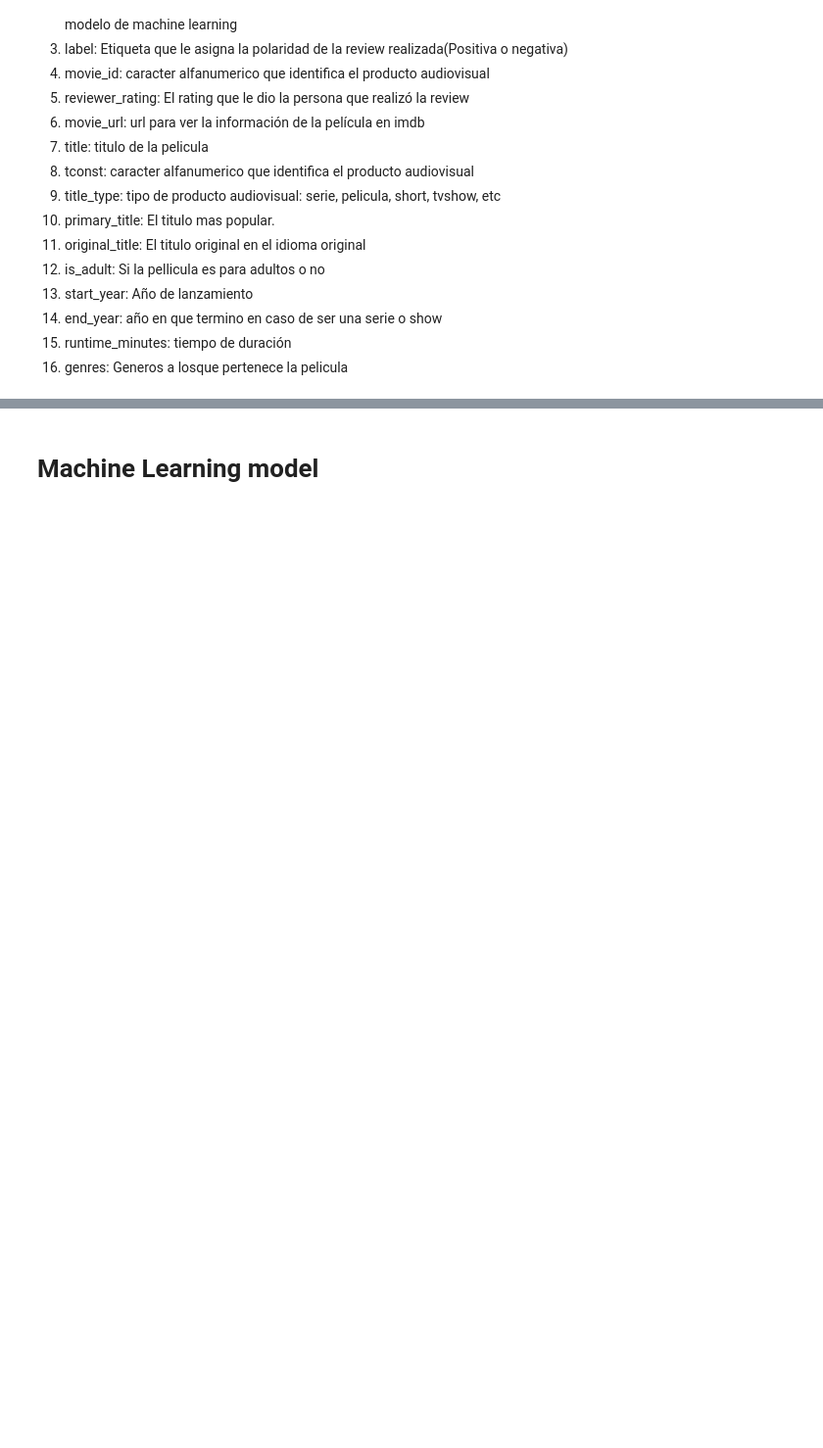
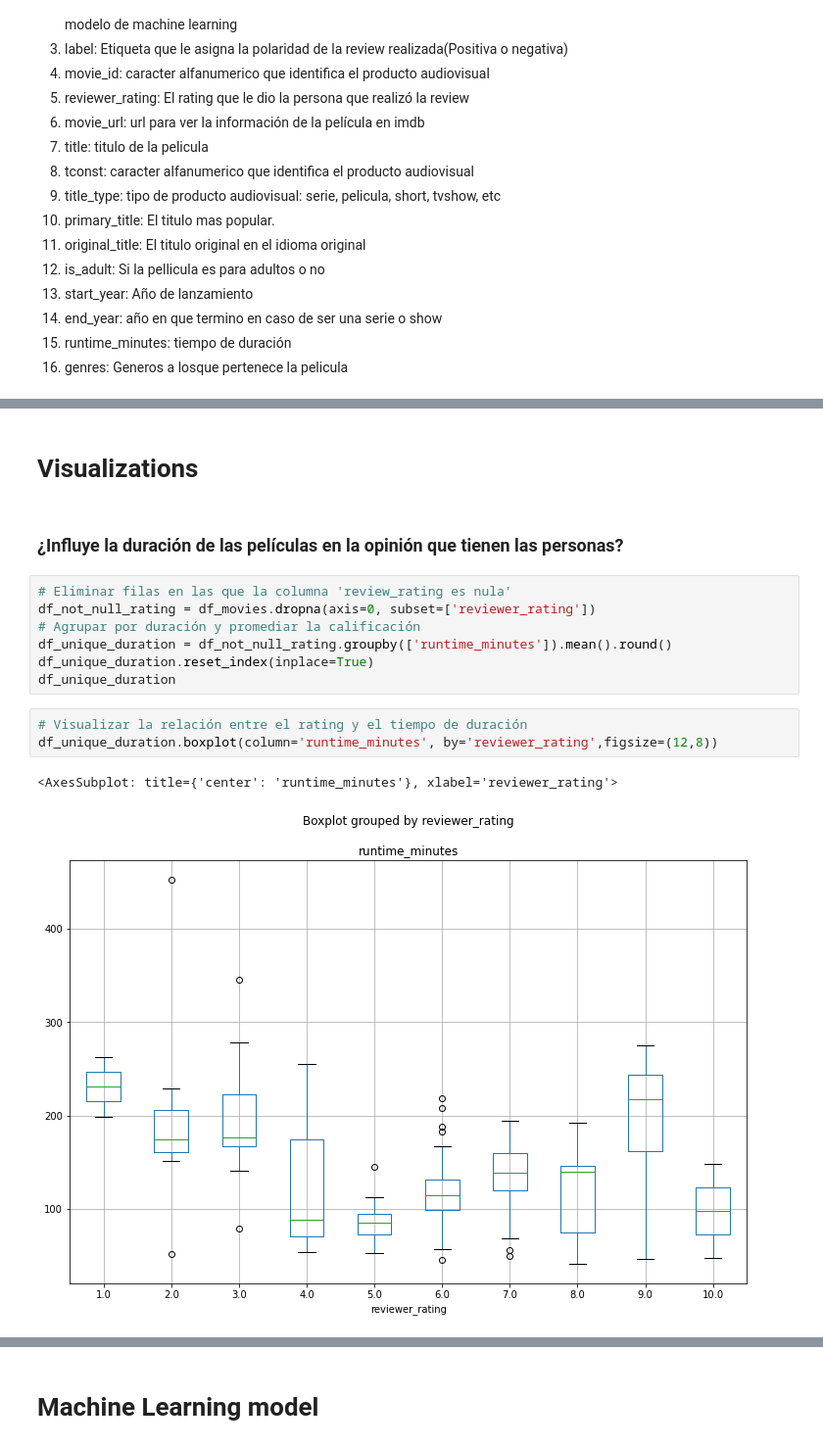
Before and after one commit to Pablot123/TGL_FinalProject, a Jupyter notebook: data_analisis.ipynb, the cells around one changed output, grey strips where cells are left out. Shown at 98% size. Saved outputs shown, nothing was run; the diff lists cells and outputs as text; blank space fills up the shorter version.

```diff
--- a/data_analisis.ipynb
+++ b/data_analisis.ipynb
@@ -103,0 +59,17 @@ df_movies.head()
+# %% [markdown]
+# Visualizations
+# %% [markdown]
+### ¿Influye la duración de las películas en la opinión que tienen las personas?
+# %%
+# Eliminar filas en las que la columna 'review_rating es nula'
+df_not_null_rating = df_movies.dropna(axis=0, subset=['reviewer_rating'])
+# Agrupar por duración y promediar la calificación
+df_unique_duration = df_not_null_rating.groupby(['runtime_minutes']).mean().round()
+df_unique_duration.reset_index(inplace=True)
+df_unique_duration
+# %%
+# Visualizar la relación entre el rating y el tiempo de duración
+df_unique_duration.boxplot(column='runtime_minutes', by='reviewer_rating',figsize=(12,8))
+# %% [output]
+<AxesSubplot: title={'center': 'runtime_minutes'}, xlabel='reviewer_rating'>
+[figure, added]
```
Also changed, not shown: parts of 22 cells of this notebook, 1 other file.
